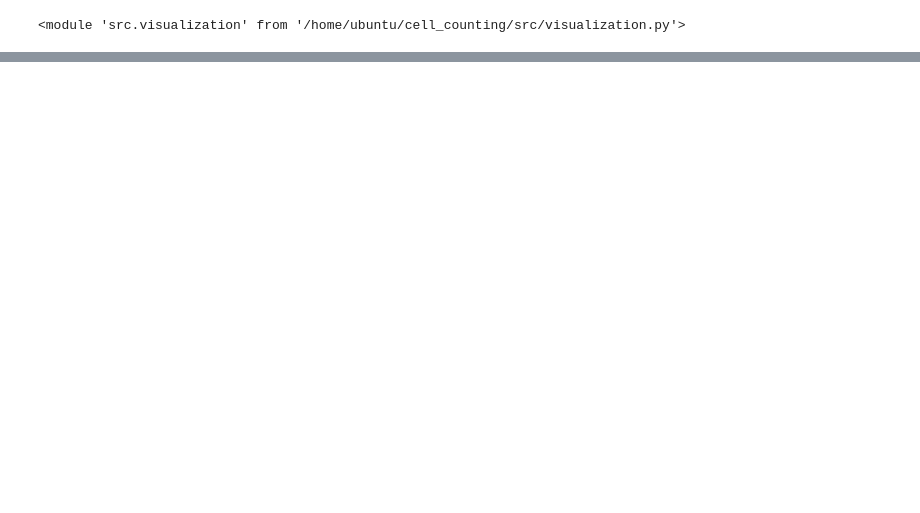
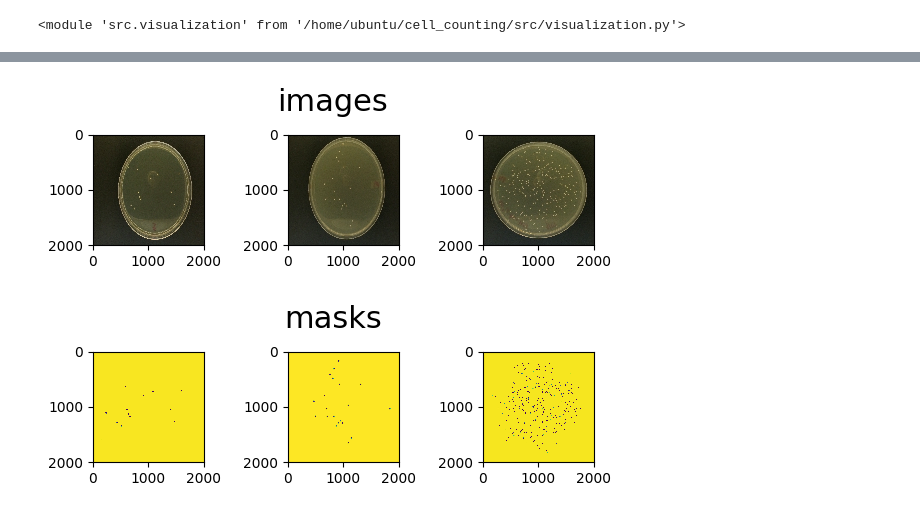
Before and after one commit to sheaconlon/cell_counting2, a Jupyter notebook: data/easy/data_easy.ipynb, the cells around one changed output, grey strips where cells are left out. Cells and saved outputs as stored; diff of their text form; code cells hidden in the pictures; blank space fills up the shorter version.

```diff
--- a/data/easy/data_easy.ipynb
+++ b/data/easy/data_easy.ipynb
@@ -40,0 +35,8 @@ for batch in range(BATCHES):
+# %%
+# Plot a batch.
+inputs, outputs = images_masks.get_batch(3)
+visualization.show_image_grid(inputs, 1, 3, 2, 6, "images")
+visualization.show_image_grid(outputs, 1, 3, 2, 6, "masks")
+# %% [output]
+[figure, added]
+[figure, added]
```
Also changed, not shown: parts of 6 cells of this notebook, 1 other file.
